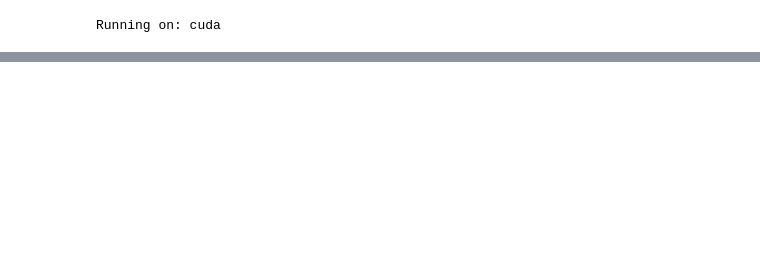
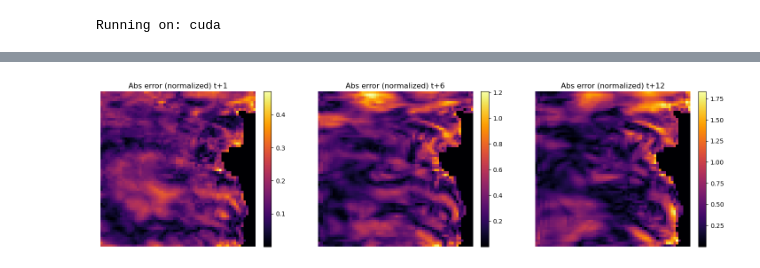
Before and after one commit to svillhauer/Thesis, a Jupyter notebook: deep_spatiotemporal_currents_uncertainty/test_different_models.ipynb, the cells around one changed output, grey strips where cells are left out. Drawn from its saved outputs; the diff is of its cells as text; code cells hidden in the pictures; blank space fills up the shorter version.

```diff
--- a/deep_spatiotemporal_currents_uncertainty/test_different_models.ipynb
+++ b/deep_spatiotemporal_currents_uncertainty/test_different_models.ipynb
@@ -16,11 +31,11 @@ from src.utils import seed_all
 
 # --- Configuration ---
 CONFIG = {
-    "data_path": "/home/svillhauer/Desktop/Thesis/Currents/deep_spatiotemporal_currents/src/data/cmems_mod_glo_phy_anfc_merged-uv_PT1H-i_1770985217793.nc",
+    "data_path": "/home/svillhauer/Desktop/Thesis/Currents/deep_spatiotemporal_currents_uncertainty/cmems_mod_glo_phy_anfc_merged-uv_PT1H-i_1771446846329.nc",
     "out_dir": "thesis_experiments",
-    "epochs": 30,
+    "epochs": 100,
     "batch_size": 16,
-    "lr": 1e-3,
+    "lr": 2e-3,
     "seq_len": 3,
     "base_ch": 32,
     "lstm_ch": 128,
@@ -440,0 +966,77 @@ plt.show()
+# %%
+import torch
+import numpy as np
+import matplotlib.pyplot as plt
+
+device = torch.device("cuda" if torch.cuda.is_available() else "cpu")
+
+# -----------------------------
+# Load model
+# -----------------------------
+model_path = "experiments_outputs/unet_convlstm_weights.pth"
+
+model = ThesisVariant(
+    in_ch=2,
+    out_ch=4,
+    base_ch=32,
+    lstm_ch=128,
+    seq_len=3,
+    mode="unet_convlstm"
+).to(device)
+
+state = torch.load(model_path, map_location=device)
+model.load_state_dict(state)
+model.eval()
+
+print("Loaded model.")
+
+# -----------------------------
+# Pick validation index
+# -----------------------------
+idx = 0
+steps_of_interest = [1, 6, 12]
+horizon = 12
+
+X0, _ = val_ds[idx]
+seq = X0.unsqueeze(0).to(device)  # (1,T,2,H,W)
+
+# collect ground truth targets
+gt = {}
+for t in steps_of_interest:
+    _, y = val_ds[idx + t]
+    gt[t] = y.numpy()   # (2,H,W)
+
+# -----------------------------
+# Autoregressive prediction
+# -----------------------------
+preds = {}
+seq_t = seq.clone()
+
+with torch.no_grad():
+    for t in range(1, horizon + 1):
+        out = model(seq_t)           # (1,4,H,W)
+        pred_mean = out[:, :2]       # (1,2,H,W)
+
+        if t in steps_of_interest:
+            preds[t] = pred_mean[0].cpu().numpy()
+
+        pred_next = pred_mean.unsqueeze(1)
+        seq_t = torch.cat([seq_t[:, 1:], pred_next], dim=1)
+
+# -----------------------------
+# Plot absolute error
+# -----------------------------
+fig, axs = plt.subplots(1, 3, figsize=(15, 4))
+
+for ax, t in zip(axs, steps_of_interest):
+    abs_err = np.abs(preds[t] - gt[t])  # (2,H,W)
+    abs_err_mag = abs_err.mean(axis=0)  # average over u,v
+
+    im = ax.imshow(abs_err_mag, cmap="inferno")
+    ax.set_title(f"Abs error (normalized) t+{t}")
+    ax.axis("off")
+    plt.colorbar(im, ax=ax, fraction=0.046, pad=0.04)
+
+plt.tight_layout()
+plt.show()
+# %% [output]
@@ -440,0 +1044 @@ plt.show()
+[figure, added]
```
Also changed, not shown: parts of 12 cells of this notebook, 9 other files.
